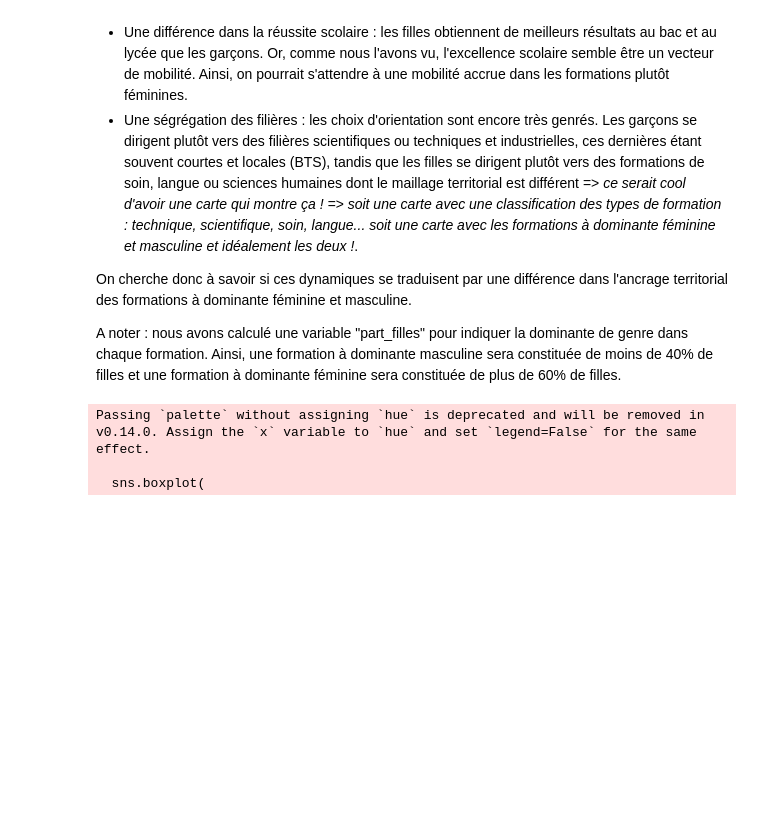
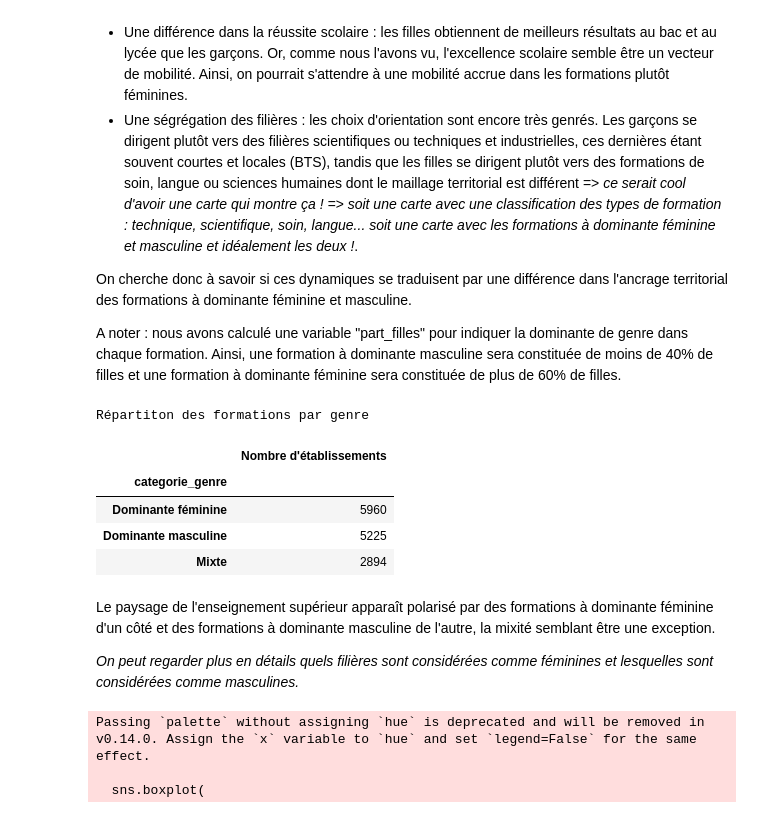
Before and after one commit to elise-m1/Projet-python-data-science, a Jupyter notebook: main.ipynb, the cells around one changed output. Cells and saved outputs as stored; diff of their text form; code cells hidden in the pictures; blank space fills up the shorter version.

```diff
--- a/main.ipynb
+++ b/main.ipynb
@@ -668,3 +668,19 @@ L'analyse de l'influence du genre sur la mobilité s'appuie sur deux mécanismes
 On cherche donc à savoir si ces dynamiques se traduisent par une différence dans l'ancrage territorial des formations à dominante féminine et masculine.
 
 A noter : nous avons calculé une variable "part_filles" pour indiquer la dominante de genre dans chaque formation. Ainsi, une formation à dominante masculine sera constituée de moins de 40% de filles et une formation à dominante féminine sera constituée de plus de 60% de filles.
+# %%
+print("Répartiton des formations par genre")
+
+repartition_genre = df["categorie_genre"].value_counts().to_frame("Nombre d'établissements")
+display(repartition_genre)
+# %% [output]
+Répartiton des formations par genre
+|  | Nombre d'établissements |
+| categorie_genre |  |
+| Dominante féminine | 5960 |
+| Dominante masculine | 5225 |
+| Mixte | 2894 |
+# %% [markdown]
+Le paysage de l'enseignement supérieur apparaît polarisé par des formations à dominante féminine d'un côté et des formations à dominante masculine de l'autre, la mixité semblant être une exception.
+
+*On peut regarder plus en détails quels filières sont considérées comme féminines et lesquelles sont considérées comme masculines.*
```
Also changed, not shown: parts of 5 cells of this notebook.
